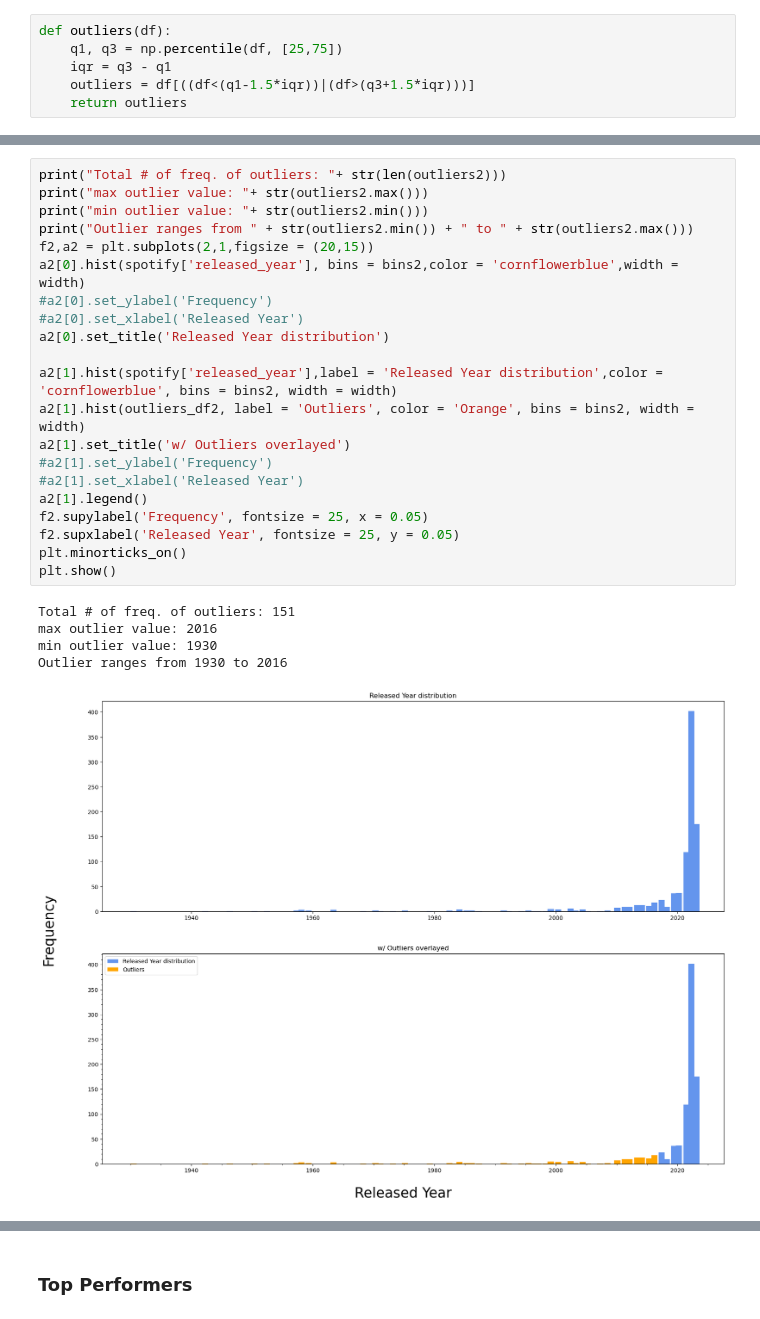
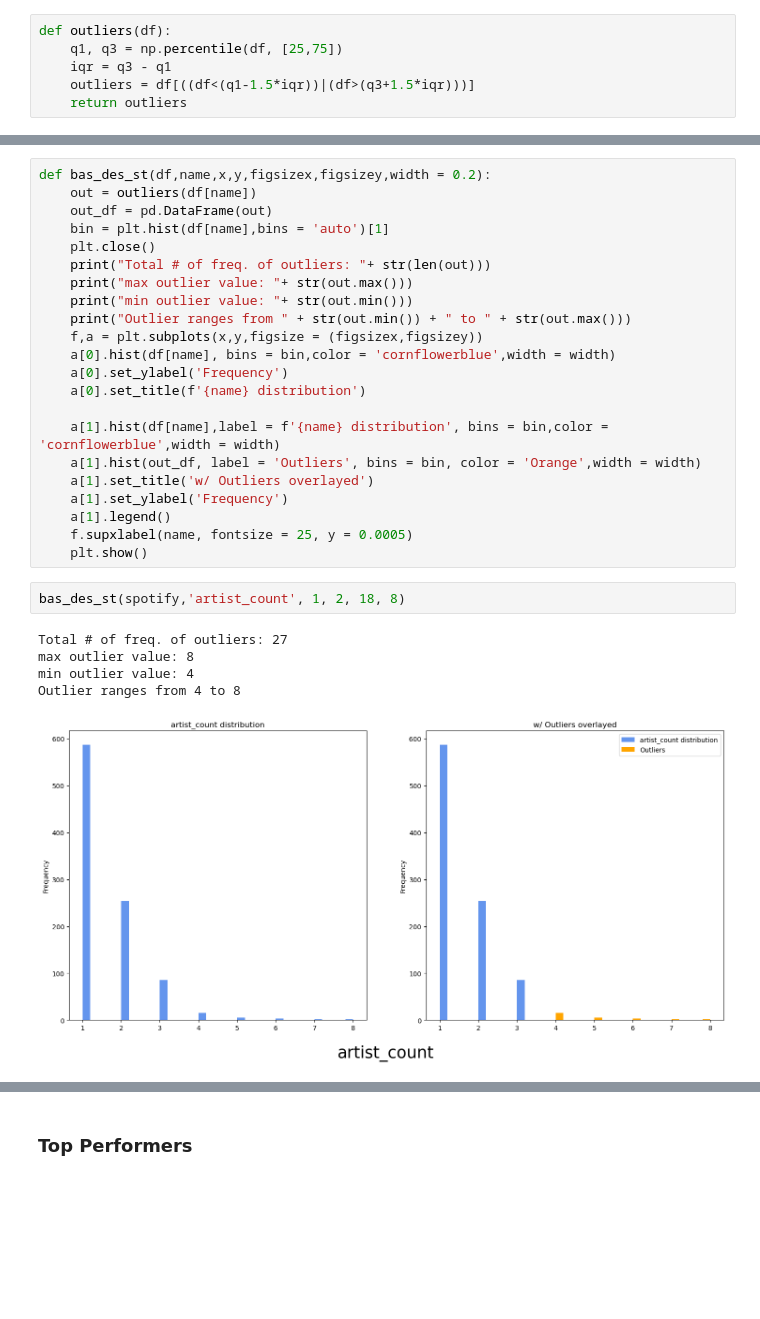
Before and after one commit to krlsbrre/Spotify-Data-Analysis, a Jupyter notebook: SPOTIFY.ipynb, the cells around one changed output, grey strips where cells are left out. Saved outputs shown, nothing was run; the diff lists cells and outputs as text; blank space fills up the shorter version.

```diff
--- a/SPOTIFY.ipynb
+++ b/SPOTIFY.ipynb
@@ -101,27 +64,30 @@ width = 1
-# %%
-print("Total # of freq. of outliers: "+ str(len(outliers2)))
-print("max outlier value: "+ str(outliers2.max()))
-print("min outlier value: "+ str(outliers2.min()))
-print("Outlier ranges from " + str(outliers2.min()) + " to " + str(outliers2.max()))
-f2,a2 = plt.subplots(2,1,figsize = (20,15))
-a2[0].hist(spotify['released_year'], bins = bins2,color = 'cornflowerblue',width = width)
-#a2[0].set_ylabel('Frequency')
-#a2[0].set_xlabel('Released Year')
-a2[0].set_title('Released Year distribution')
-
-a2[1].hist(spotify['released_year'],label = 'Released Year distribution',color = 'cornflowerblue', bins = bins2, width = width)
-a2[1].hist(outliers_df2, label = 'Outliers', color = 'Orange', bins = bins2, width = width)
-a2[1].set_title('w/ Outliers overlayed')
-#a2[1].set_ylabel('Frequency')
-#a2[1].set_xlabel('Released Year')
-a2[1].legend()
-f2.supylabel('Frequency', fontsize = 25, x = 0.05)
-f2.supxlabel('Released Year', fontsize = 25, y = 0.05)
-plt.minorticks_on()
-plt.show()
-# %% [output]
-Total # of freq. of outliers: 151
-max outlier value: 2016
-min outlier value: 1930
-Outlier ranges from 1930 to 2016
-[figure, removed]
+# %%
+def bas_des_st(df,name,x,y,figsizex,figsizey,width = 0.2):
+    out = outliers(df[name])
+    out_df = pd.DataFrame(out)
+    bin = plt.hist(df[name],bins = 'auto')[1]
+    plt.close()
+    print("Total # of freq. of outliers: "+ str(len(out)))
+    print("max outlier value: "+ str(out.max()))
+    print("min outlier value: "+ str(out.min()))
+    print("Outlier ranges from " + str(out.min()) + " to " + str(out.max()))
+    f,a = plt.subplots(x,y,figsize = (figsizex,figsizey))
+    a[0].hist(df[name], bins = bin,color = 'cornflowerblue',width = width)
+    a[0].set_ylabel('Frequency')
+    a[0].set_title(f'{name} distribution')
+
+    a[1].hist(df[name],label = f'{name} distribution', bins = bin,color = 'cornflowerblue',width = width)
+    a[1].hist(out_df, label = 'Outliers', bins = bin, color = 'Orange',width = width)
+    a[1].set_title('w/ Outliers overlayed')
+    a[1].set_ylabel('Frequency')
+    a[1].legend()
+    f.supxlabel(name, fontsize = 25, y = 0.0005)
+    plt.show()
+# %%
+bas_des_st(spotify,'artist_count', 1, 2, 18, 8)
+# %% [output]
+Total # of freq. of outliers: 27
+max outlier value: 8
+min outlier value: 4
+Outlier ranges from 4 to 8
+[figure, added]
```
Also changed, not shown: parts of 16 cells of this notebook.
